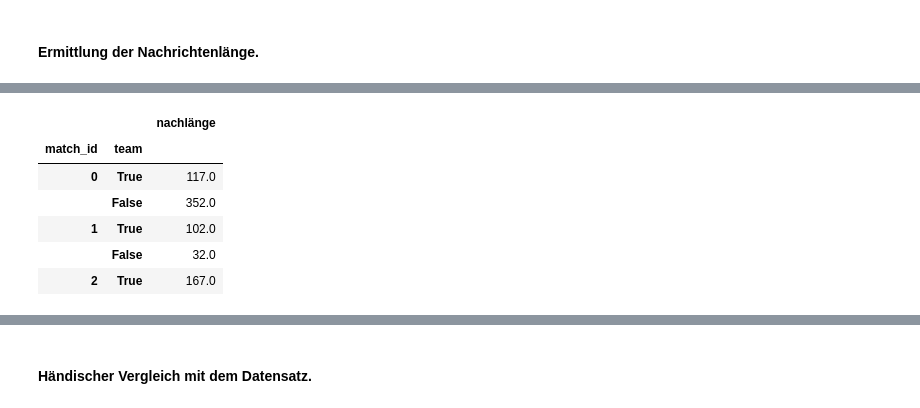
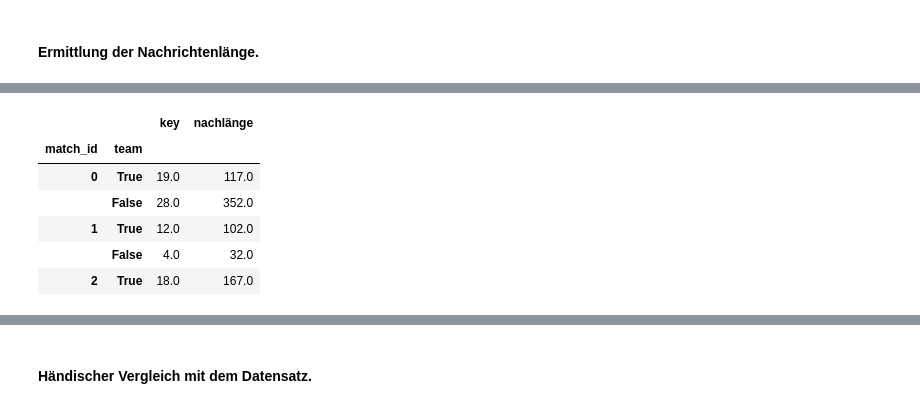
Before and after one commit to agruenth/BDA_SS17, a Jupyter notebook: Aufgabe 3.ipynb, the cells around one changed output, grey strips where cells are left out. Cells and saved outputs as stored; diff of their text form; code cells hidden in the pictures.

Commit message:
Erstellen eines neuen Dataframes mit gruppierten Daten

```diff
--- a/Aufgabe 3.ipynb
+++ b/Aufgabe 3.ipynb
@@ -98,12 +117,12 @@ chat.head()
 # %%
 groupedchat = chat[['match_id', 'team', 'key']].groupby(['match_id', 'team']).count()
-groupedchat = chat[['match_id', 'team', 'nachlänge']].groupby(['match_id', 'team']).sum()
+groupedchat['nachlänge'] = chat[['match_id', 'team', 'nachlänge']].groupby(['match_id', 'team']).sum()
 groupedchat.head()
 # %% [output]
-|  |  | nachlänge |
-| match_id | team |  |
-| 0 | True | 117.0 |
-|  | False | 352.0 |
-| 1 | True | 102.0 |
-|  | False | 32.0 |
-| 2 | True | 167.0 |
+|  |  | key | nachlänge |
+| match_id | team |  |  |
+| 0 | True | 19.0 | 117.0 |
+|  | False | 28.0 | 352.0 |
+| 1 | True | 12.0 | 102.0 |
+|  | False | 4.0 | 32.0 |
+| 2 | True | 18.0 | 167.0 |
```
Also changed, not shown: parts of 23 cells of this notebook.
